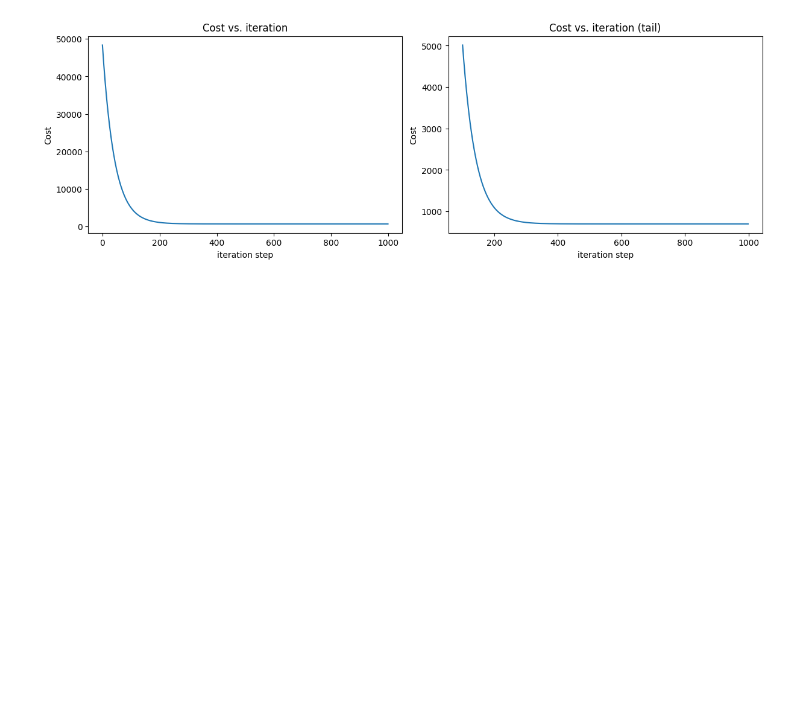
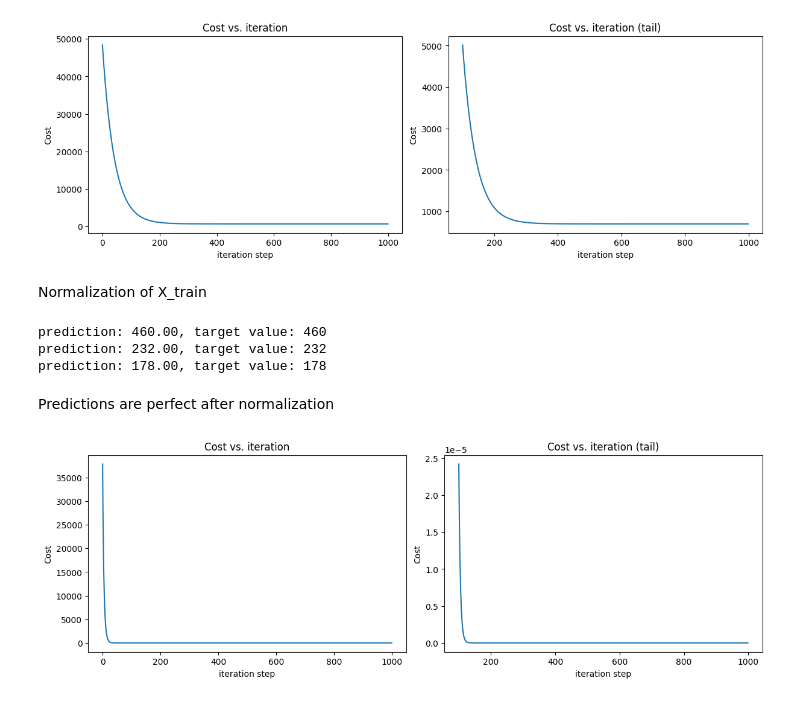
Before and after one commit to Divij6/MachineLearningPractice, a Jupyter notebook: MultipleLinearRegression.ipynb, the cells around one changed output. Saved outputs shown, nothing was run; the diff lists cells and outputs as text; code cells hidden in the pictures; blank space fills up the shorter version.

Commit message:
Added Normalization

```diff
--- a/MultipleLinearRegression.ipynb
+++ b/MultipleLinearRegression.ipynb
@@ -102,3 +102,35 @@ ax1.set_xlabel('iteration step')   ;  ax2.set_xlabel('iteration step')
 plt.show()
 # %% [output]
 [figure]
+# %% [markdown]
+Normalization of X_train
+# %%
+mu = np.mean(X_train,axis=0)
+sigma = np.std(X_train,axis=0)
+X_norm = (X_train - mu) / sigma
+# %%
+w_init = np.zeros_like(w_ini)
+b_ini = 0.
+iterations = 1000
+alpha = 0.1
+w_norm , b_norm , J_hist_norm = gradient_descent(X_norm,y_train,w_init,b_ini,compute_cost,compute_gradient,alpha,iterations)
+# %%
+m = X_train.shape[0]
+for i in range(m):
+  print(f"prediction: {np.dot(X_norm[i],w_norm) + b_norm:0.2f}, target value: {y_train[i]}")
+# %% [output]
+prediction: 460.00, target value: 460
+prediction: 232.00, target value: 232
+prediction: 178.00, target value: 178
+# %% [markdown]
+Predictions are perfect after normalization
+# %%
+fig, (ax1, ax2) = plt.subplots(1, 2, constrained_layout=True, figsize=(12, 4))
+ax1.plot(J_hist_norm)
+ax2.plot(100 + np.arange(len(J_hist_norm[100:])), J_hist_norm[100:])
+ax1.set_title("Cost vs. iteration");  ax2.set_title("Cost vs. iteration (tail)")
+ax1.set_ylabel('Cost')             ;  ax2.set_ylabel('Cost')
+ax1.set_xlabel('iteration step')   ;  ax2.set_xlabel('iteration step')
+plt.show()
+# %% [output]
+[figure, added]
```
